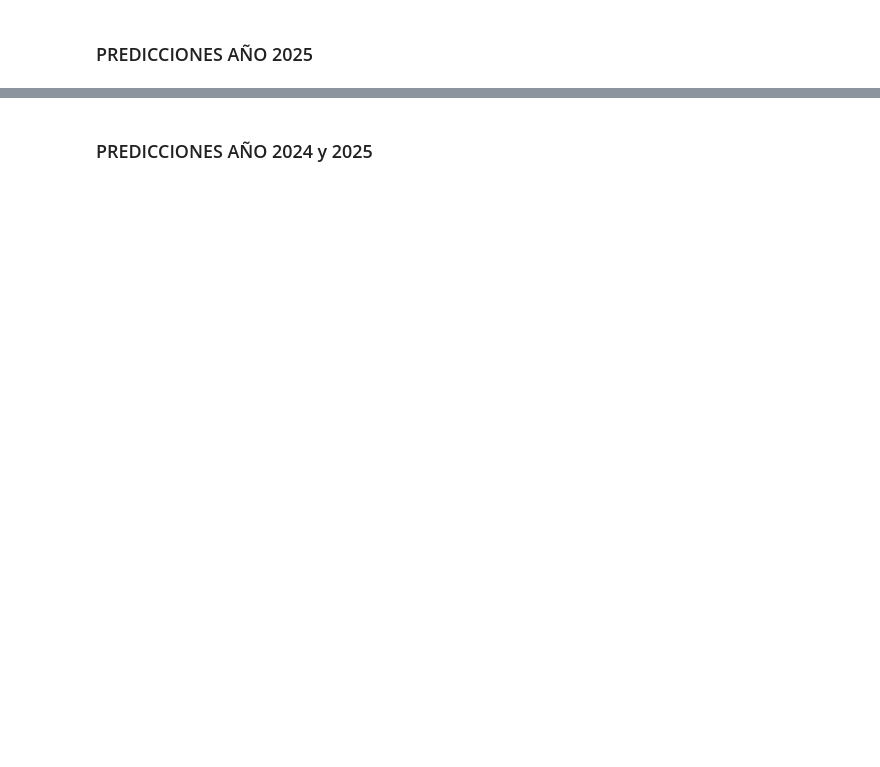
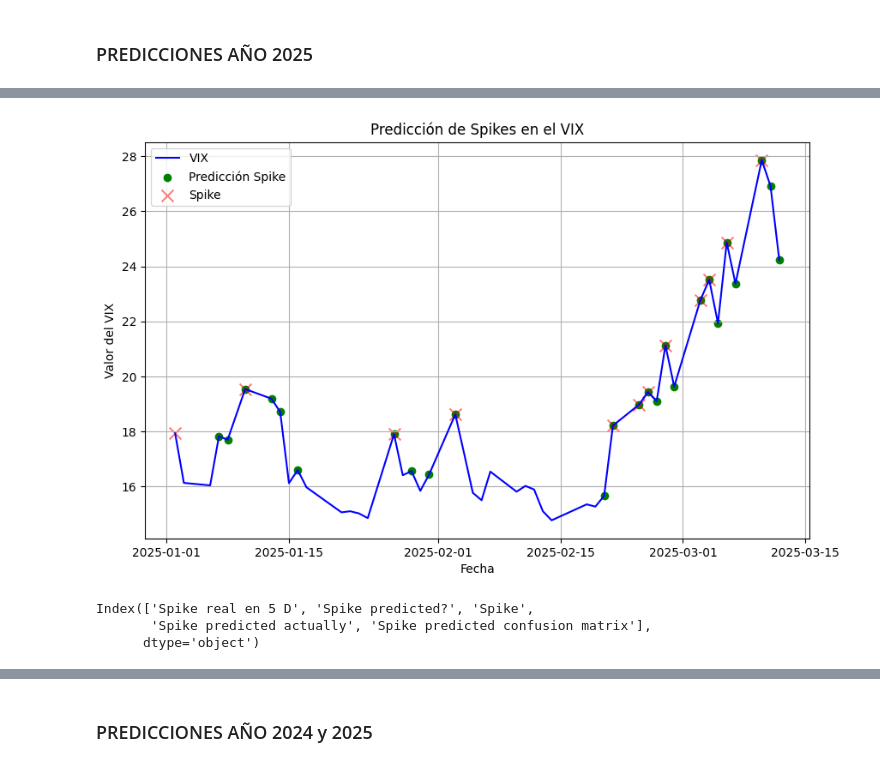
Before and after one commit to caan-am/vix_data, a Jupyter notebook: xgboost_VIX_spike_5D.ipynb, the cells around one changed output, grey strips where cells are left out. Saved outputs shown, nothing was run; the diff lists cells and outputs as text; code cells hidden in the pictures; blank space fills up the shorter version.

```diff
--- a/xgboost_VIX_spike_5D.ipynb
+++ b/xgboost_VIX_spike_5D.ipynb
@@ -256,0 +310,10 @@ plt.show()
+# %%
+draw_predictions(y_pred_encoded, data_last_y, spikes_filtered)
+# %% [output]
+[figure, added]
+# %%
+prediction_adjusted.columns
+# %% [output]
+Index(['Spike real en 5 D', 'Spike predicted?', 'Spike',
+       'Spike predicted actually', 'Spike predicted confusion matrix'],
+      dtype='object')
```
Also changed, not shown: parts of 34 cells of this notebook, 7 other files.
